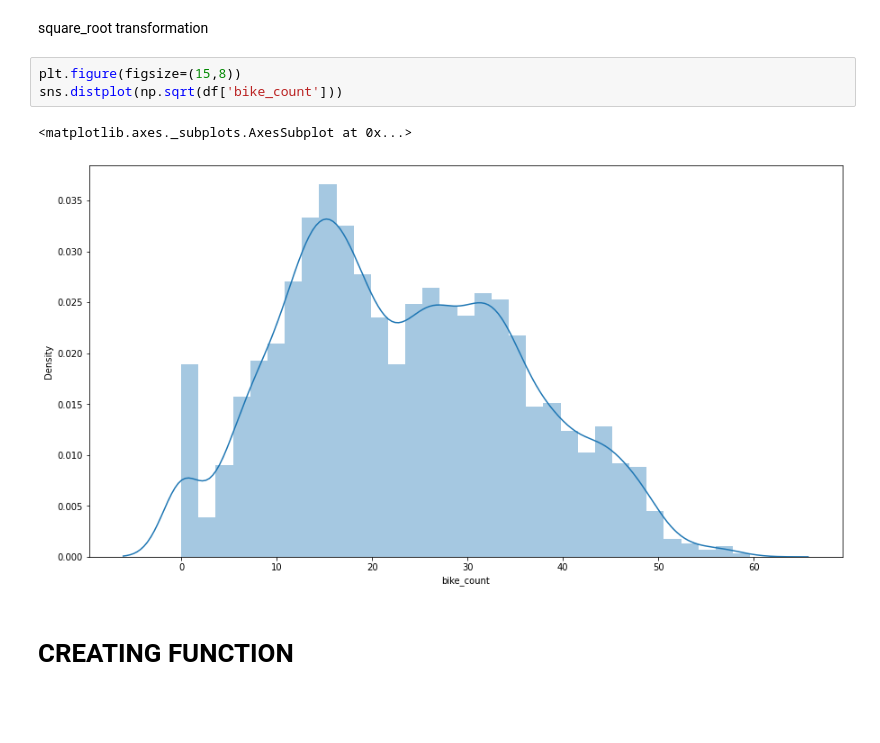
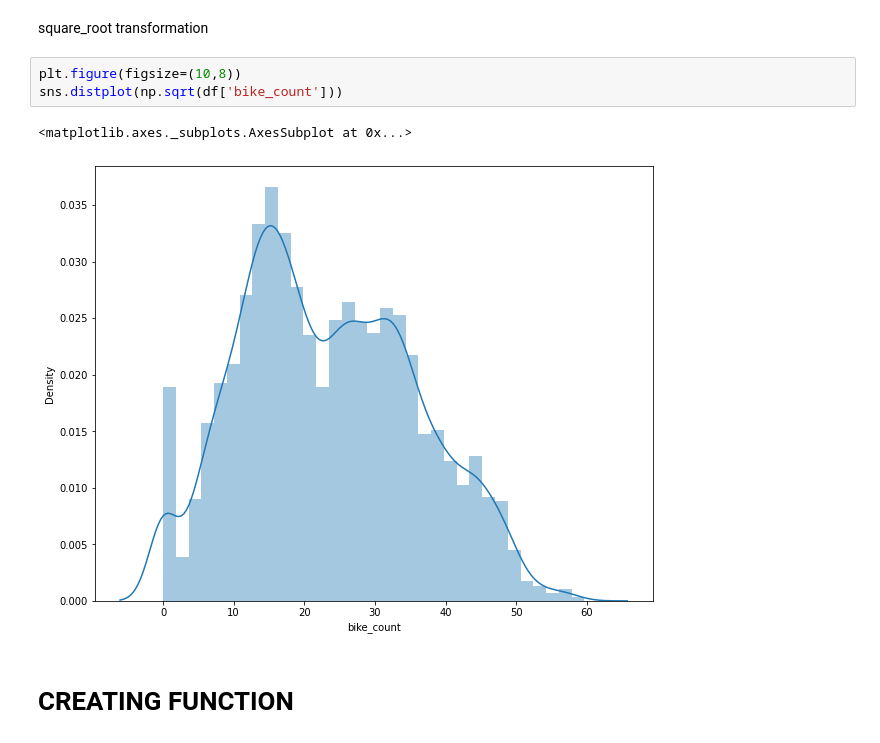
Before and after one commit to gkunal8019/Bike-Sharing-Demand-Prediction, a Jupyter notebook: Bike_Sharing_Demand_Prediction_Capstone_Project.ipynb, the cells around one changed output. Cells and saved outputs as stored; diff of their text form; blank space fills up the shorter version.

```diff
--- a/Bike_Sharing_Demand_Prediction_Capstone_Project.ipynb
+++ b/Bike_Sharing_Demand_Prediction_Capstone_Project.ipynb
@@ -495,11 +503,11 @@ sns.distplot(df['bike_count'])
 # %% [markdown]
 square_root transformation
 # %%
-plt.figure(figsize=(15,8))
+plt.figure(figsize=(10,8))
 sns.distplot(np.sqrt(df['bike_count']))
 # %% [output]
 <matplotlib.axes._subplots.AxesSubplot at 0x...>
-[figure, old version]
+[figure, new version]
 # %% [markdown]
 # **CREATING FUNCTION**
 # %%
```
Also changed, not shown: parts of 2 cells of this notebook, 2 other files.
